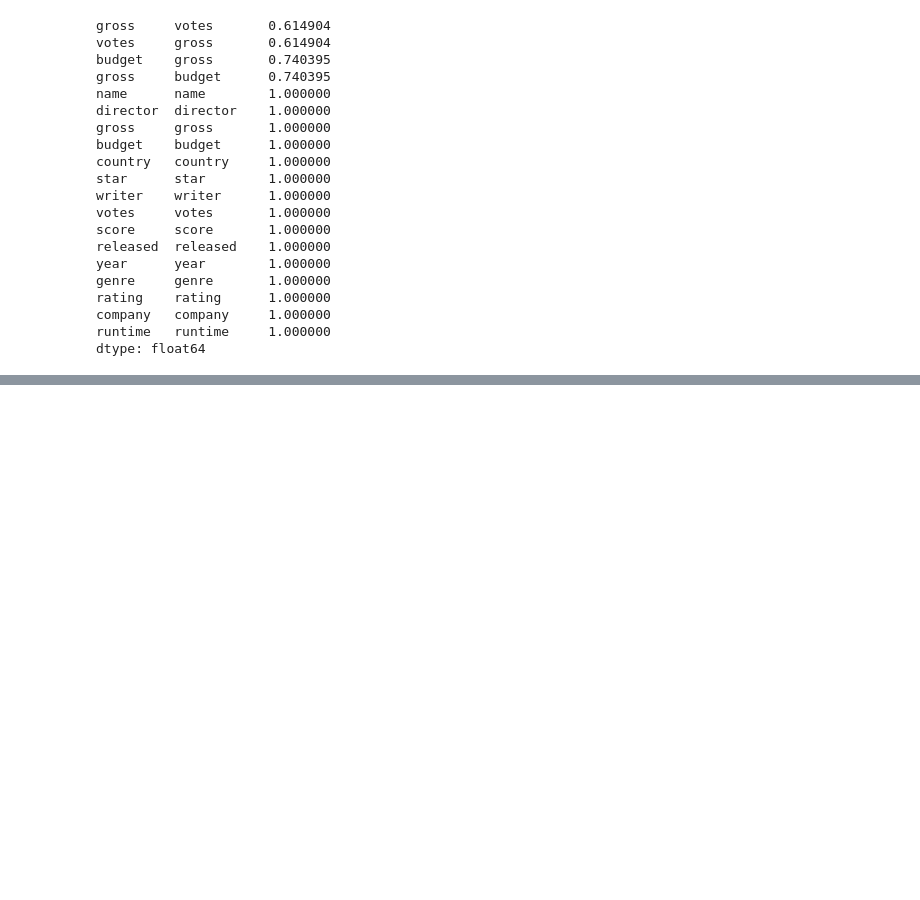
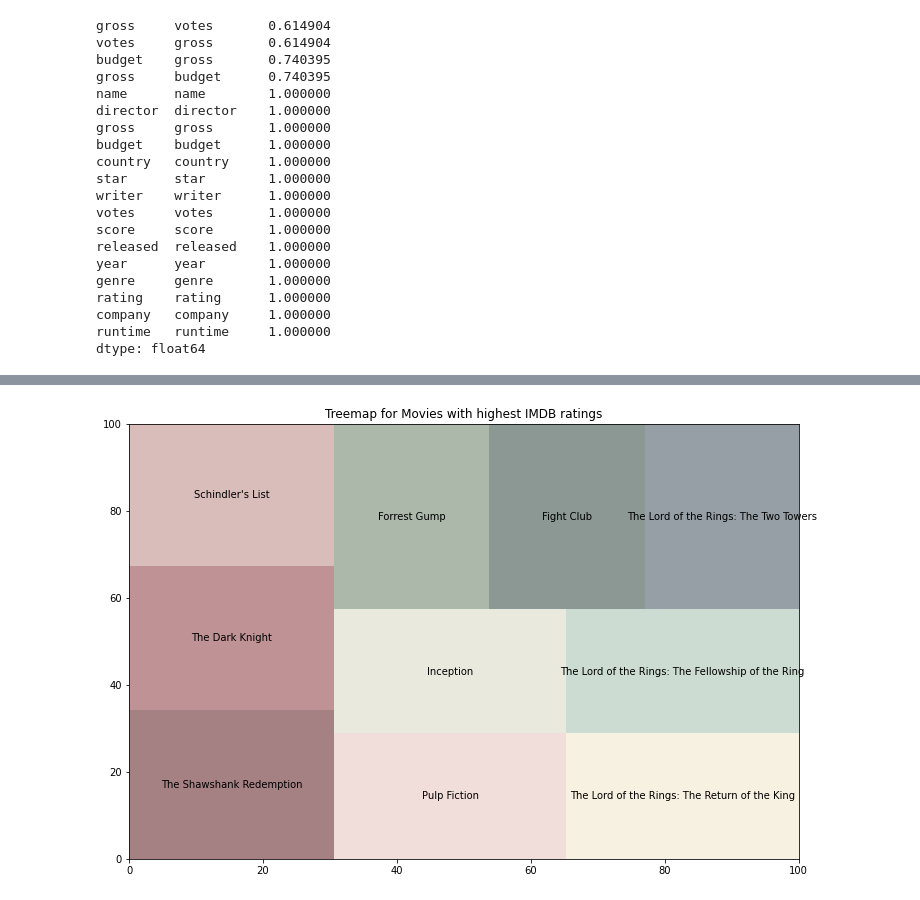
Before and after one commit to siddhantpandey44/Data-exploration-with-Python, a Jupyter notebook: Data Analysis with Python.ipynb, the cells around one changed output, grey strips where cells are left out. Saved outputs shown, nothing was run; the diff lists cells and outputs as text; code cells hidden in the pictures; blank space fills up the shorter version.

```diff
--- a/Data Analysis with Python.ipynb
+++ b/Data Analysis with Python.ipynb
@@ -416,0 +424,2 @@ sns.catplot('name','budget',data=df.query("budget>1000000"),kind='swarm')
+# %%
+df_ratings = df.sort_values(by=['score'],ascending=False).head(10)
@@ -416,0 +440,8 @@ sns.catplot('name','budget',data=df.query("budget>1000000"),kind='swarm')
+# %%
+import squarify
+
+colors = ["#6b2e32","#954c50","#c1928e","#e9c8c4","#f3e8cd","#dcdbc9","#aac5b4","#738972","#40544b","#4f6069"]
+squarify.plot(sizes=df_ratings['score'], label=df_ratings['name'], alpha=0.6,color=colors).set(title='Treemap for Movies with highest IMDB ratings')
+plt.show()
+# %% [output]
+[figure, added]
```
Also changed, not shown: parts of 11 cells of this notebook.
